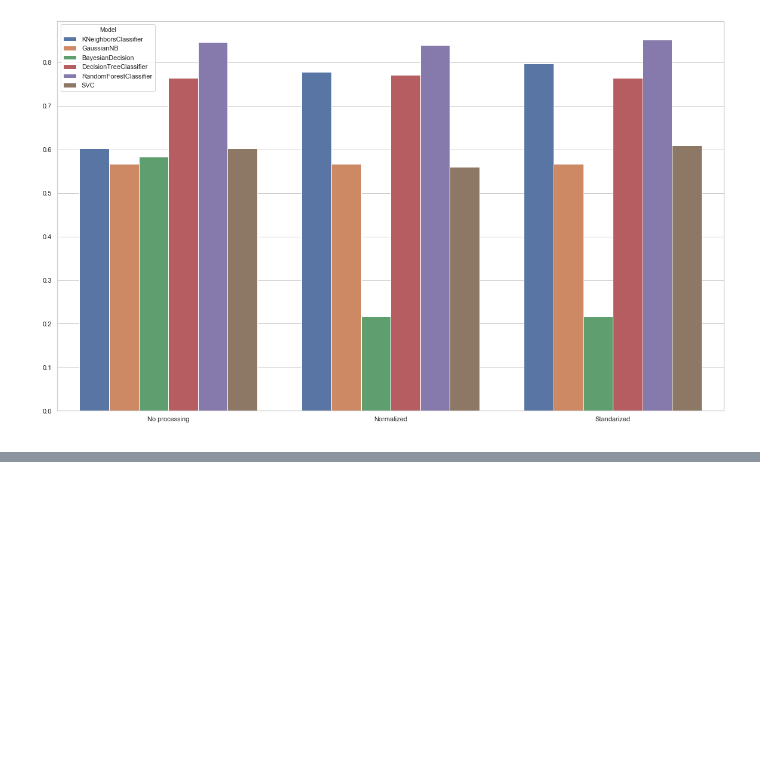
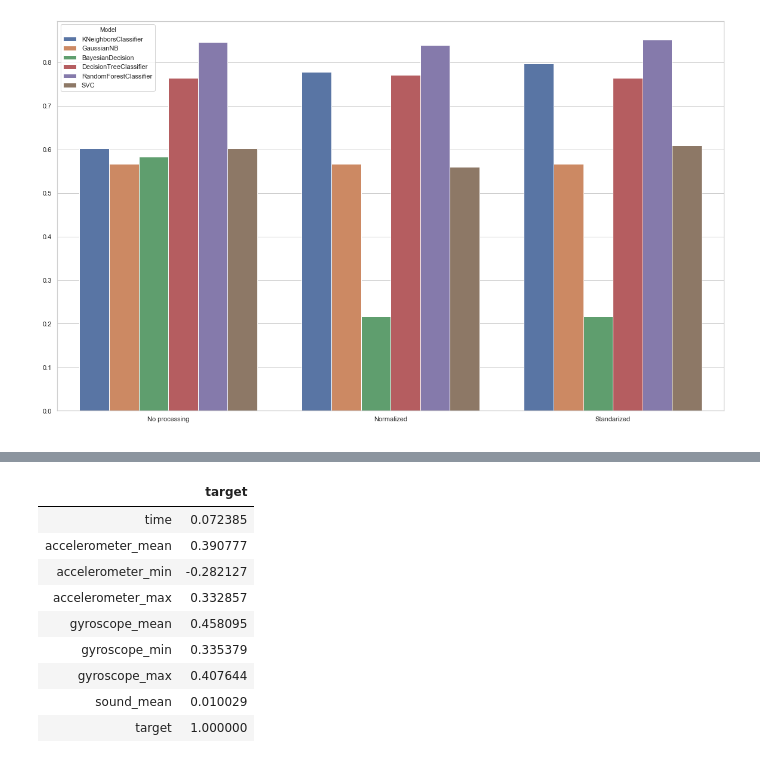
Before and after one commit to gurpreetsinghwalia55/TMD, a Jupyter notebook: Notebook.ipynb, the cells around one changed output, grey strips where cells are left out. Cells and saved outputs as stored; diff of their text form; code cells hidden in the pictures; blank space fills up the shorter version.

```diff
--- a/Notebook.ipynb
+++ b/Notebook.ipynb
@@ -320,0 +332,14 @@ plt.show()
+# %%
+correlations = dataset_ex6.corr()
+correlations[['target']]
+# %% [output]
+|  | target |
+| time | 0.072385 |
+| accelerometer_mean | 0.390777 |
+| accelerometer_min | -0.282127 |
+| accelerometer_max | 0.332857 |
+| gyroscope_mean | 0.458095 |
+| gyroscope_min | 0.335379 |
+| gyroscope_max | 0.407644 |
+| sound_mean | 0.010029 |
+| target | 1.000000 |
```
Also changed, not shown: parts of 4 cells of this notebook.
